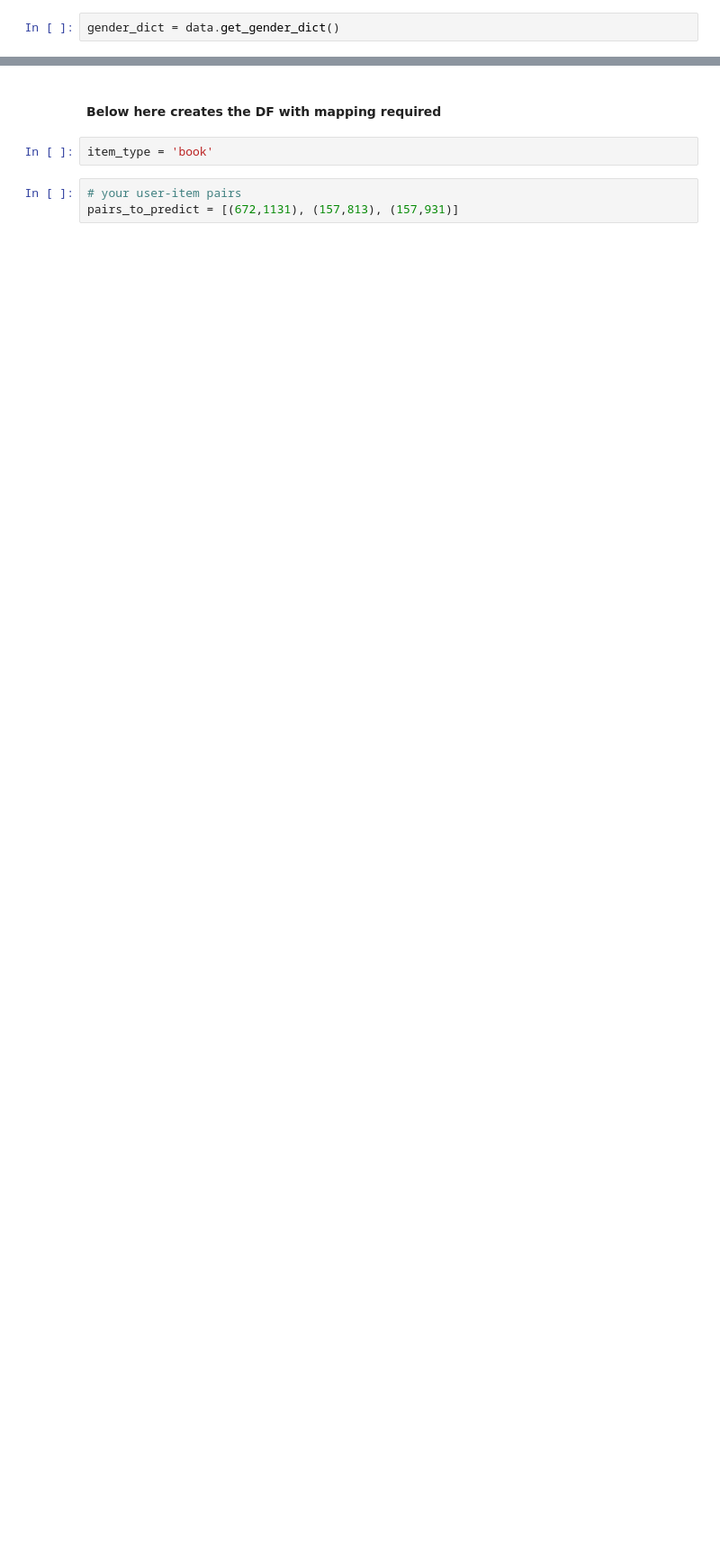
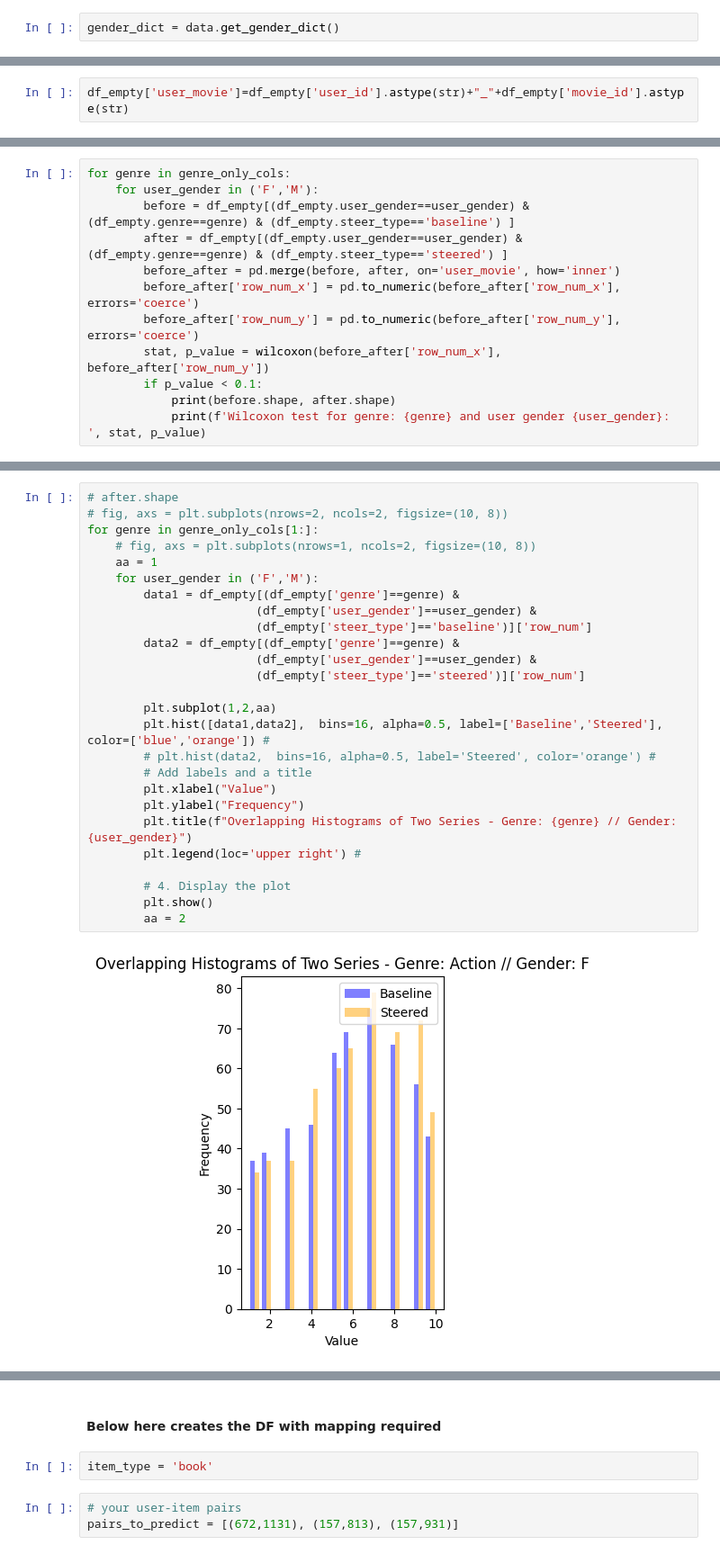
Before and after one commit to jessmka/steering, a Jupyter notebook: ranking_eval_test.ipynb, the cells around one changed output, grey strips where cells are left out. Shown at 90% size. Cells and saved outputs as stored; diff of their text form; blank space fills up the shorter version.

```diff
--- a/ranking_eval_test.ipynb
+++ b/ranking_eval_test.ipynb
@@ -266,0 +266,2 @@ np.float64(0.0022596206659544205)
+# %%
+df_empty['user_movie']=df_empty['user_id'].astype(str)+"_"+df_empty['movie_id'].astype(str)
@@ -266,0 +303,12 @@ np.float64(0.0022596206659544205)
+# %%
+for genre in genre_only_cols:
+    for user_gender in ('F','M'):
+        before = df_empty[(df_empty.user_gender==user_gender) & (df_empty.genre==genre) & (df_empty.steer_type=='baseline') ]
+        after = df_empty[(df_empty.user_gender==user_gender) & (df_empty.genre==genre) & (df_empty.steer_type=='steered') ]
+        before_after = pd.merge(before, after, on='user_movie', how='inner')
+        before_after['row_num_x'] = pd.to_numeric(before_after['row_num_x'], errors='coerce')
+        before_after['row_num_y'] = pd.to_numeric(before_after['row_num_y'], errors='coerce')
+        stat, p_value = wilcoxon(before_after['row_num_x'], before_after['row_num_y'])
+        if p_value < 0.1:
+            print(before.shape, after.shape)
+            print(f'Wilcoxon test for genre: {genre} and user gender {user_gender}: ', stat, p_value)
@@ -266,0 +322,28 @@ np.float64(0.0022596206659544205)
+# %%
+# after.shape
+# fig, axs = plt.subplots(nrows=2, ncols=2, figsize=(10, 8))
+for genre in genre_only_cols[1:]:
+    # fig, axs = plt.subplots(nrows=1, ncols=2, figsize=(10, 8))
+    aa = 1
+    for user_gender in ('F','M'):
+        data1 = df_empty[(df_empty['genre']==genre) &
+                        (df_empty['user_gender']==user_gender) &
+                        (df_empty['steer_type']=='baseline')]['row_num']
+        data2 = df_empty[(df_empty['genre']==genre) &
+                        (df_empty['user_gender']==user_gender) &
+                        (df_empty['steer_type']=='steered')]['row_num']
+
+        plt.subplot(1,2,aa)
+        plt.hist([data1,data2],  bins=16, alpha=0.5, label=['Baseline','Steered'], color=['blue','orange']) #
+        # plt.hist(data2,  bins=16, alpha=0.5, label='Steered', color='orange') #
+        # Add labels and a title
+        plt.xlabel("Value")
+        plt.ylabel("Frequency")
+        plt.title(f"Overlapping Histograms of Two Series - Genre: {genre} // Gender: {user_gender}")
+        plt.legend(loc='upper right') #
+
+        # 4. Display the plot
+        plt.show()
+        aa = 2
+# %% [output]
+[figure, added]
```
Also changed, not shown: parts of 58 cells of this notebook.
